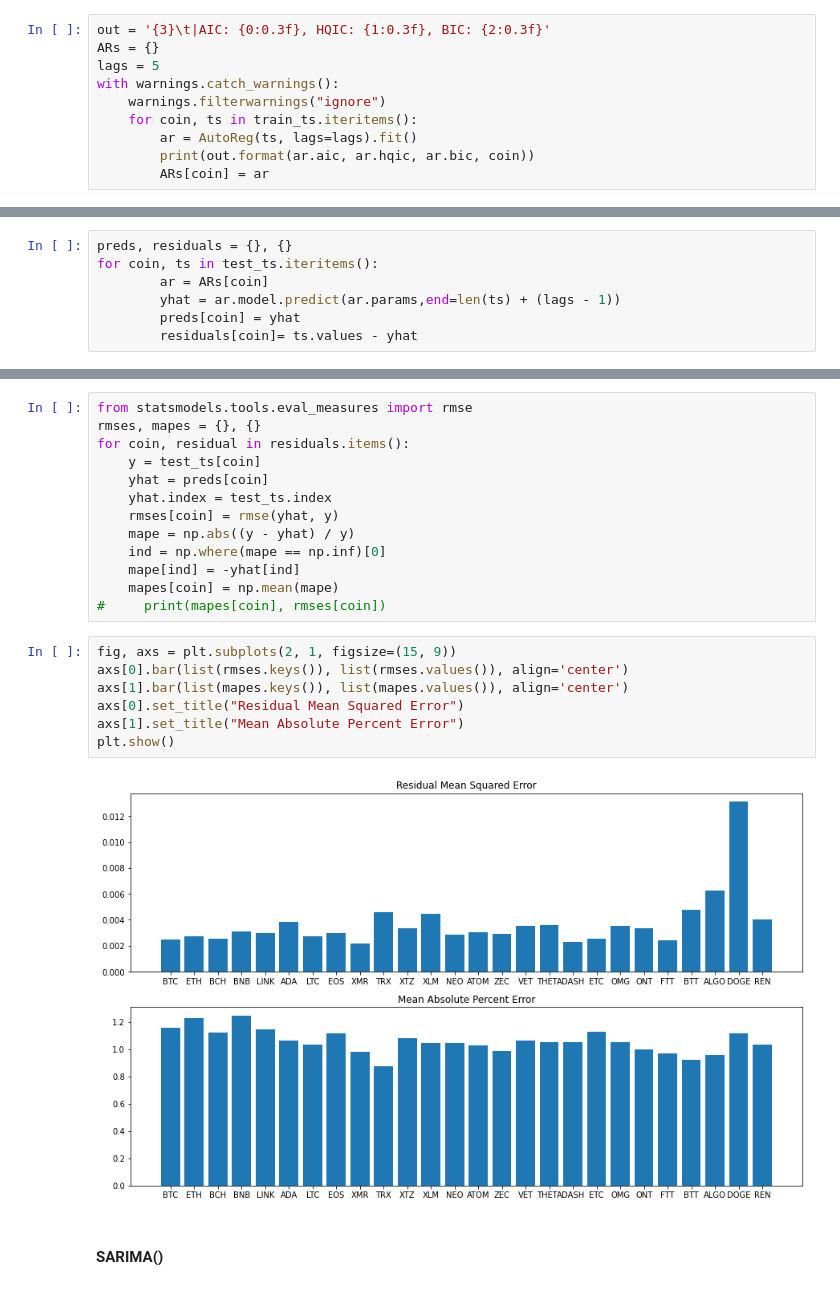
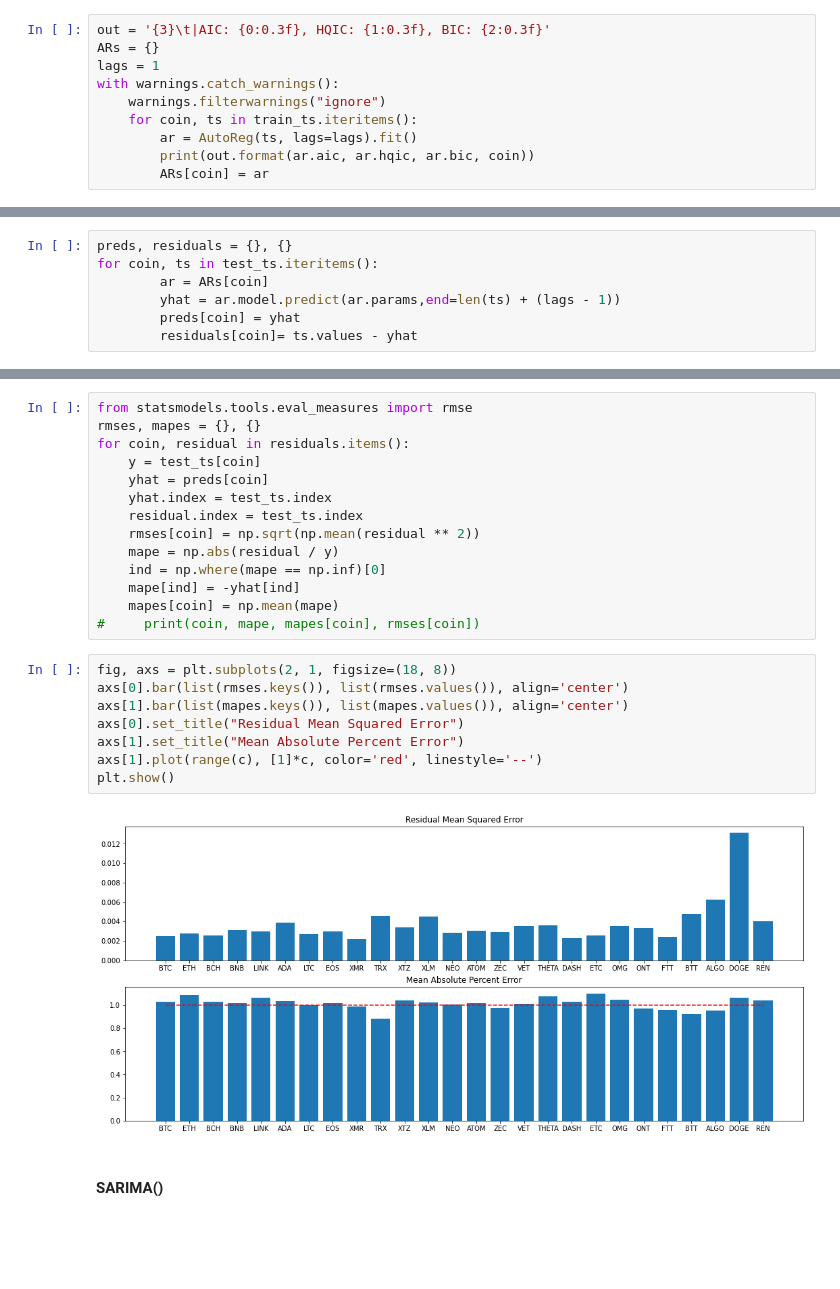
Before and after one commit to 0xHarrington/crypto-comovement, a Jupyter notebook: latent_factors.ipynb, the cells around one changed output, grey strips where cells are left out. Saved outputs shown, nothing was run; the diff lists cells and outputs as text; blank space fills up the shorter version.

```diff
--- a/latent_factors.ipynb
+++ b/latent_factors.ipynb
@@ -177,7 +177,7 @@ train shape: [(9550, 26)], test shape: [(503, 26)]
 # %%
 out = '{3}\t|AIC: {0:0.3f}, HQIC: {1:0.3f}, BIC: {2:0.3f}'
 ARs = {}
-lags = 5
+lags = 1
 with warnings.catch_warnings():
     warnings.filterwarnings("ignore")
     for coin, ts in train_ts.iteritems():
@@ -253,21 +246,23 @@ for coin, residual in residuals.items():
     y = test_ts[coin]
     yhat = preds[coin]
     yhat.index = test_ts.index
-    rmses[coin] = rmse(yhat, y)
-    mape = np.abs((y - yhat) / y)
+    residual.index = test_ts.index
+    rmses[coin] = np.sqrt(np.mean(residual ** 2))
+    mape = np.abs(residual / y)
     ind = np.where(mape == np.inf)[0]
     mape[ind] = -yhat[ind]
     mapes[coin] = np.mean(mape)
-#     print(mapes[coin], rmses[coin])
+#     print(coin, mape, mapes[coin], rmses[coin])
 # %%
-fig, axs = plt.subplots(2, 1, figsize=(15, 9))
+fig, axs = plt.subplots(2, 1, figsize=(18, 8))
 axs[0].bar(list(rmses.keys()), list(rmses.values()), align='center')
 axs[1].bar(list(mapes.keys()), list(mapes.values()), align='center')
 axs[0].set_title("Residual Mean Squared Error")
 axs[1].set_title("Mean Absolute Percent Error")
+axs[1].plot(range(c), [1]*c, color='red', linestyle='--')
 plt.show()
 # %% [output]
-[figure, old version]
+[figure, new version]
 # %% [markdown]
 #### SARIMA()
 # %% [markdown]
```
Also changed, not shown: parts of 4 cells of this notebook.
